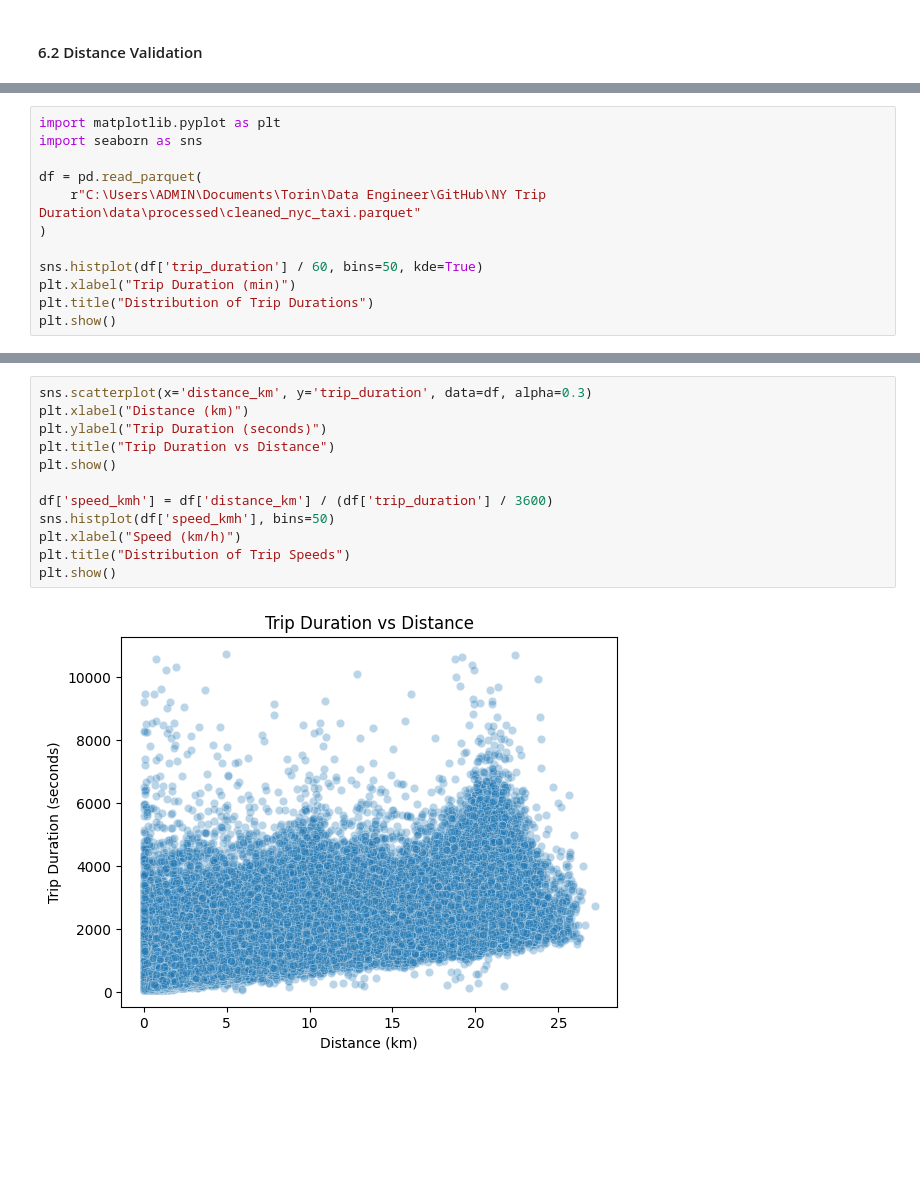
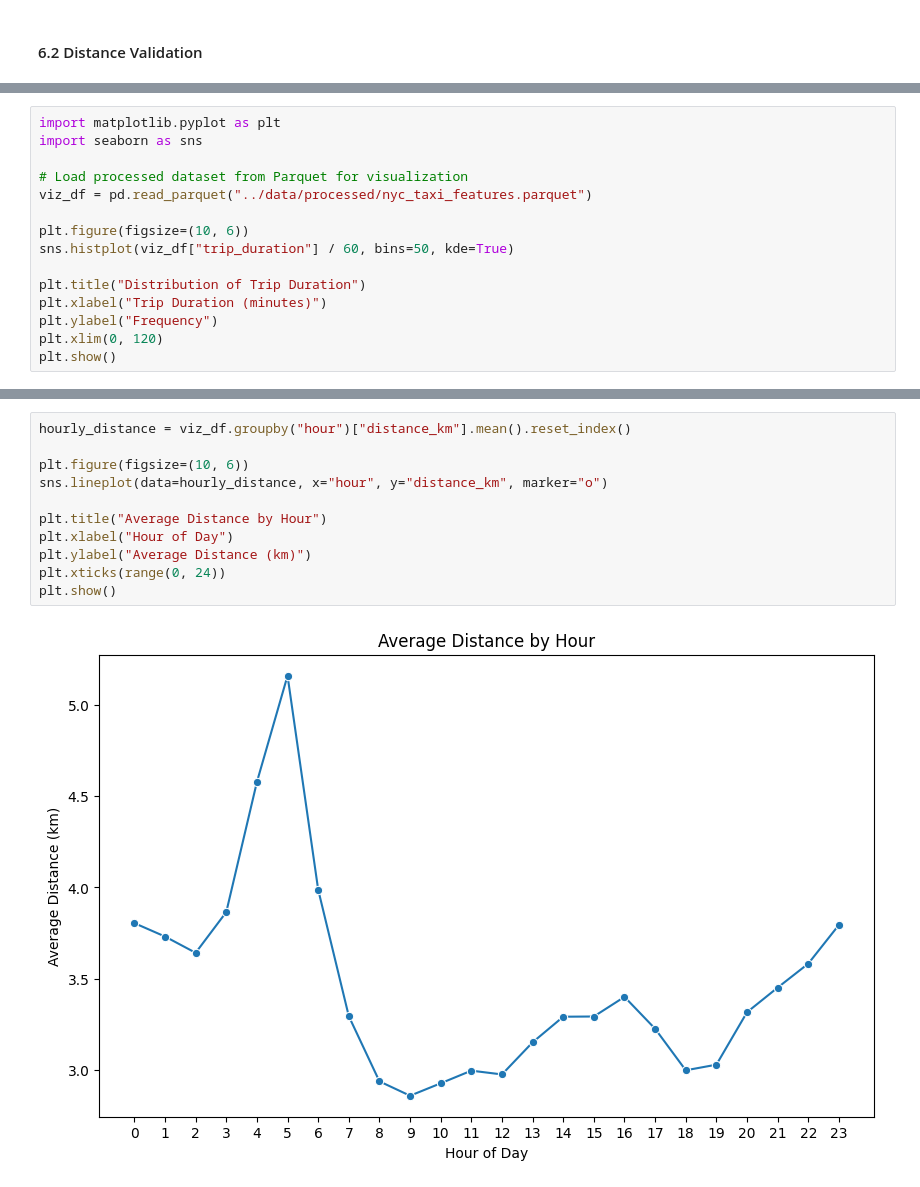
Before and after one commit to HZertuche/nyc_taxi_service_etl, a Jupyter notebook: notebooks/ny_trip_duration.ipynb, the cells around one changed output, grey strips where cells are left out. Cells and saved outputs as stored; diff of their text form; blank space fills up the shorter version.

```diff
--- a/notebooks/ny_trip_duration.ipynb
+++ b/notebooks/ny_trip_duration.ipynb
@@ -271,12 +325,15 @@ print(result)
 import matplotlib.pyplot as plt
 import seaborn as sns
 
-df = pd.read_parquet(
-    r"C:\Users\ADMIN\Documents\Torin\Data Engineer\GitHub\NY Trip Duration\data\processed\cleaned_nyc_taxi.parquet"
-)
+# Load processed dataset from Parquet for visualization
+viz_df = pd.read_parquet("../data/processed/nyc_taxi_features.parquet")
 
-sns.histplot(df['trip_duration'] / 60, bins=50, kde=True)
-plt.xlabel("Trip Duration (min)")
-plt.title("Distribution of Trip Durations")
+plt.figure(figsize=(10, 6))
+sns.histplot(viz_df["trip_duration"] / 60, bins=50, kde=True)
+
+plt.title("Distribution of Trip Duration")
+plt.xlabel("Trip Duration (minutes)")
+plt.ylabel("Frequency")
+plt.xlim(0, 120)
 plt.show()
 # %% [output]
@@ -303,14 +366,13 @@ plt.show()
 # %%
-sns.scatterplot(x='distance_km', y='trip_duration', data=df, alpha=0.3)
-plt.xlabel("Distance (km)")
-plt.ylabel("Trip Duration (seconds)")
-plt.title("Trip Duration vs Distance")
+hourly_distance = viz_df.groupby("hour")["distance_km"].mean().reset_index()
+
+plt.figure(figsize=(10, 6))
+sns.lineplot(data=hourly_distance, x="hour", y="distance_km", marker="o")
+
+plt.title("Average Distance by Hour")
+plt.xlabel("Hour of Day")
+plt.ylabel("Average Distance (km)")
+plt.xticks(range(0, 24))
 plt.show()
-
-df['speed_kmh'] = df['distance_km'] / (df['trip_duration'] / 3600)
-sns.histplot(df['speed_kmh'], bins=50)
-plt.xlabel("Speed (km/h)")
-plt.title("Distribution of Trip Speeds")
-plt.show()
 # %% [output]
-[figure, old version]
+[figure, new version]
```
Also changed, not shown: parts of 56 cells of this notebook, 2 other files.
